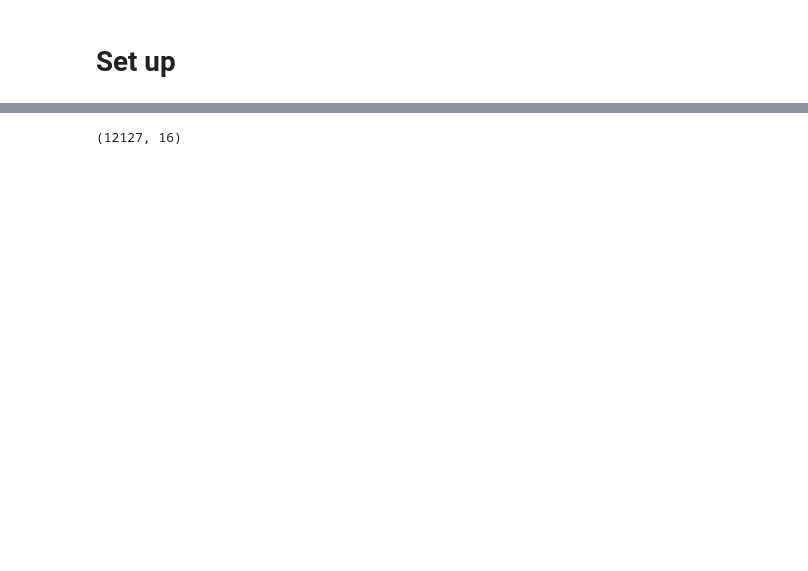
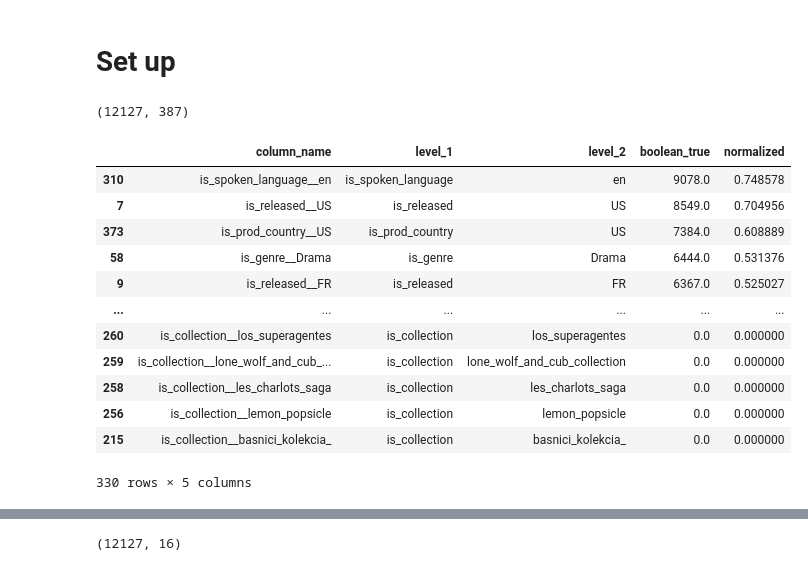
Before and after one commit to ilias1111/box-office-prediction, a Jupyter notebook: code/_eda_3_feature_eng.ipynb, the cells around one changed output, grey strips where cells are left out. Drawn from its saved outputs; the diff is of its cells as text; code cells hidden in the pictures; blank space fills up the shorter version.

```diff
--- a/code/_eda_3_feature_eng.ipynb
+++ b/code/_eda_3_feature_eng.ipynb
@@ -19,0 +22,32 @@ full__regression__none = pd.read_csv('../data/ml_ready_data/full__regression__wi
+# %%
+full__regression__complex.shape
+# %% [output]
+(12127, 387)
+# %%
+full__regression__complex = full__regression__complex.convert_dtypes(infer_objects=True)
+# %%
+# Make a dataframe with the columns that we have in the full__regression__complex dataframe, and then a column with the splits ("__") in the column names
+full__regression__complex_columns = pd.DataFrame(full__regression__complex.columns, columns=['column_name'])
+full__regression__complex_columns['level_1'] = full__regression__complex_columns['column_name'].apply(lambda x: x.split('__')[0])
+full__regression__complex_columns['level_2'] = full__regression__complex_columns['column_name'].apply(lambda x: x.split('__')[1] if len(x.split('__')) > 1 else None)
+# %%
+full__regression__complex_columns['boolean_true'] = full__regression__complex_columns['column_name'].apply(lambda x: full__regression__complex[x].sum() if full__regression__complex[x].dtype == 'boolean' else None)
+# %%
+a = full__regression__complex_columns[full__regression__complex_columns['boolean_true'].notnull()].sort_values('boolean_true', ascending=False)
+a['normalized'] = a['boolean_true'] / full__regression__complex.shape[0]
+# %%
+a
+# %% [output]
+|  | column_name | level_1 | level_2 | boolean_true | normalized |
+| 310 | is_spoken_language__en | is_spoken_language | en | 9078.0 | 0.748578 |
+| 7 | is_released__US | is_released | US | 8549.0 | 0.704956 |
+| 373 | is_prod_country__US | is_prod_country | US | 7384.0 | 0.608889 |
+| 58 | is_genre__Drama | is_genre | Drama | 6444.0 | 0.531376 |
+| 9 | is_released__FR | is_released | FR | 6367.0 | 0.525027 |
+| ... | ... | ... | ... | ... | ... |
+| 260 | is_collection__los_superagentes | is_collection | los_superagentes | 0.0 | 0.000000 |
+| 259 | is_collection__lone_wolf_and_cub_... | is_collection | lone_wolf_and_cub_collection | 0.0 | 0.000000 |
+| 258 | is_collection__les_charlots_saga | is_collection | les_charlots_saga | 0.0 | 0.000000 |
+| 256 | is_collection__lemon_popsicle | is_collection | lemon_popsicle | 0.0 | 0.000000 |
+| 215 | is_collection__basnici_kolekcia_ | is_collection | basnici_kolekcia_ | 0.0 | 0.000000 |
+330 rows × 5 columns
```
Also changed, not shown: parts of 8 cells of this notebook, 16 other files.
